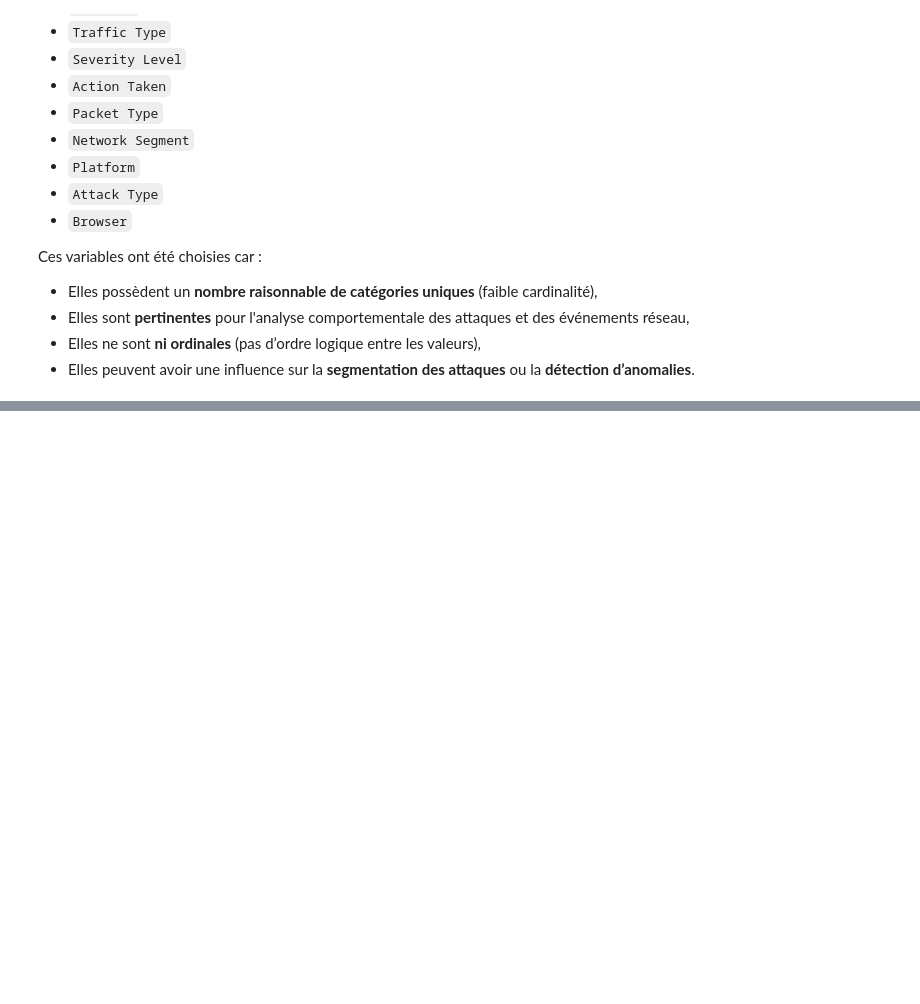
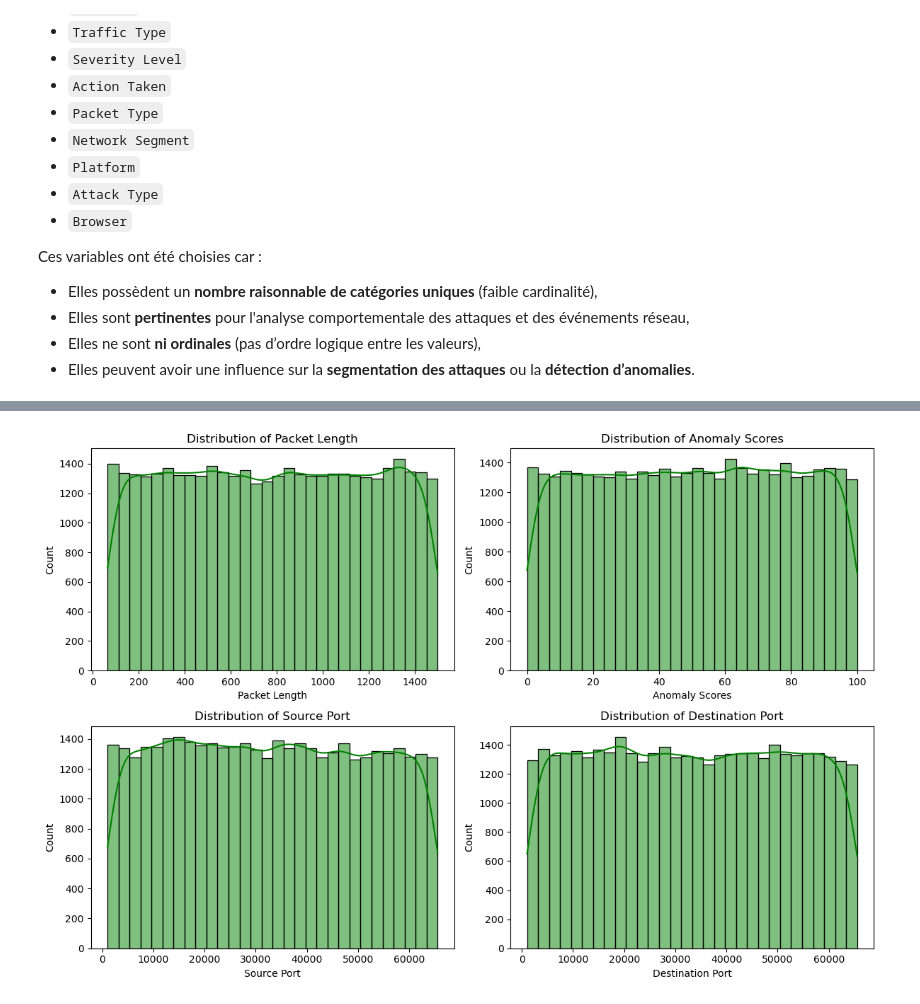
Before and after one commit to Hamzazarai/Data-Mining-Project, a Jupyter notebook: notebooks/CyberAttacks.ipynb, the cells around one changed output, grey strips where cells are left out. Cells and saved outputs as stored; diff of their text form; code cells hidden in the pictures; blank space fills up the shorter version.

```diff
--- a/notebooks/CyberAttacks.ipynb
+++ b/notebooks/CyberAttacks.ipynb
@@ -294,0 +324,16 @@ df_encoded.to_csv(encoded)
+# %%
+numeric_cols = ['Packet Length', 'Anomaly Scores', 'Source Port', 'Destination Port']
+
+# Histogrammes avec densité
+plt.figure(figsize=(12, 8))
+for i, col in enumerate(numeric_cols, 1):
+    plt.subplot(2, 2, i)
+    sns.histplot(data=df_encoded, x=col, kde=True, color='green', bins=30)
+    plt.title(f'Distribution of {col}')
+    plt.xlabel(col)
+    plt.ylabel('Count')
+plt.tight_layout()
+plt.savefig('../results/figures/numeric_distributions.png', dpi=300, bbox_inches='tight')
+plt.show()
+# %% [output]
+[figure, added]
```
Also changed, not shown: parts of 7 cells of this notebook, 8 other files.
